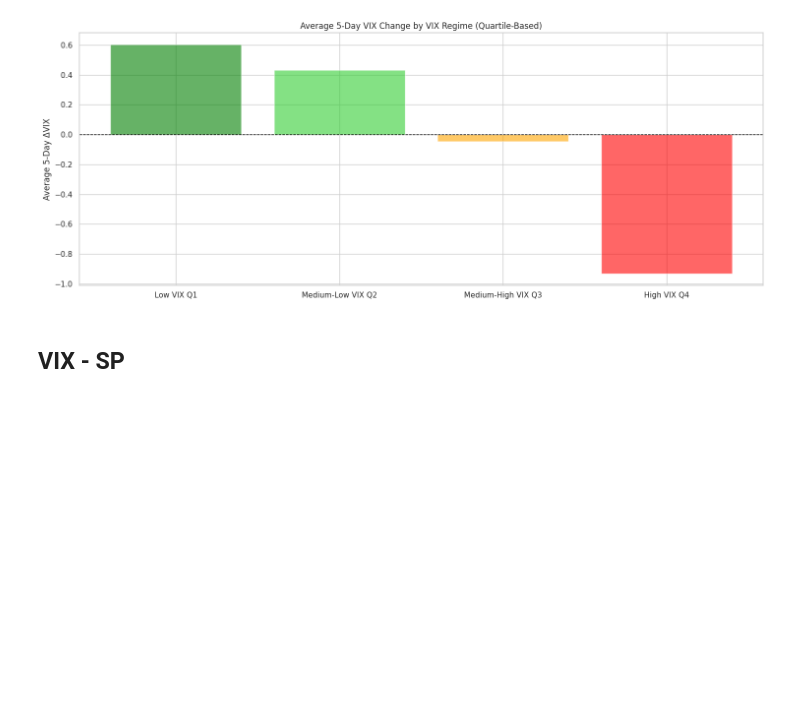
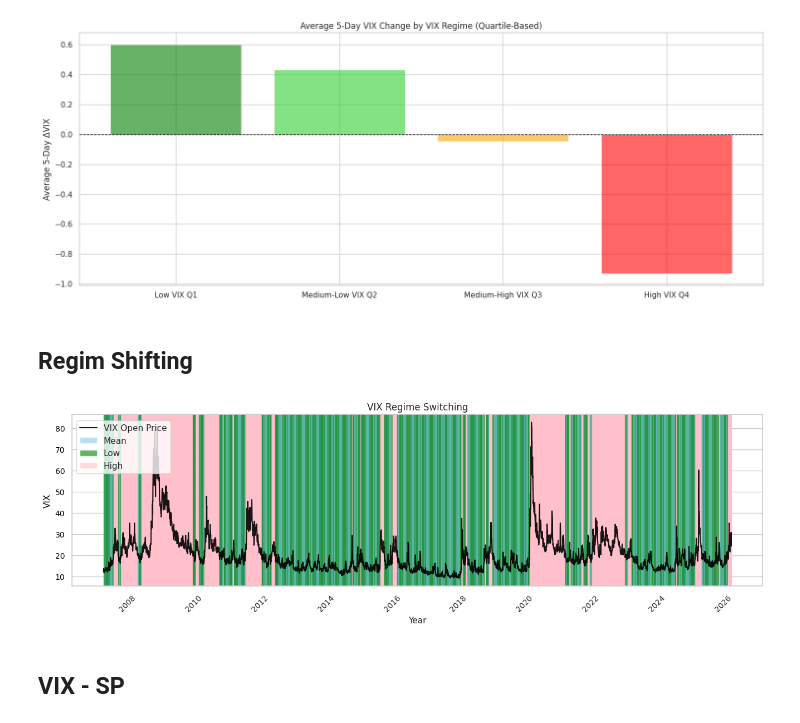
Before and after one commit to AFAcoding/Hierarchical-Regime-Aware-Stacked-Ensemble-for-Intra-day-VIX-Dynamics, a Jupyter notebook: EDA.ipynb, the cells around one changed output. Saved outputs shown, nothing was run; the diff lists cells and outputs as text; code cells hidden in the pictures; blank space fills up the shorter version.

```diff
--- a/EDA.ipynb
+++ b/EDA.ipynb
@@ -257,6 +230,74 @@ plt.tight_layout()
 plt.show()
 # %% [output]
 [figure]
+# %% [markdown]
+## Regim Shifting
+# %%
+scaler=StandardScaler()
+
+hmm = VariationalGaussianHMM(
+        n_components=3,
+        covariance_type="full",
+        n_iter=1400,
+        tol=1e-3,
+        random_state=42,
+        init_params="stmc",
+        params="stmc"
+    )
+
+hmm.fit(data_eda[['Open_VIX']])
+train_probs = hmm.predict_proba(data_eda[['Open_VIX']])
+regimes = np.argmax(train_probs, axis=1)
+# %%
+fig, ax1 = plt.subplots(figsize=(16,4))
+
+colors = {
+    0: "skyblue",
+    1: "green",
+    2: "pink"
+}
+
+labels = {
+    0: "Mean",
+    1: "Low",
+    2: "High"
+}
+
+# VIX
+ax1.plot(data_eda.index, data_eda["Open_VIX"], label="VIX Open Price", color="black", alpha=0.9)
+ax1.set_xlabel("Year")
+ax1.set_ylabel("VIX Price", color="black")
+ax1.tick_params(axis='y', colors='black')
+
+for i in range(len(regimes)-1):
+    ax1.axvspan(
+        data_eda.index[i],
+        data_eda.index[i+1],
+        color=colors[regimes[i]],
+        alpha=0.6
+    )
+
+from matplotlib.patches import Patch
+
+regime_patches = [
+    Patch(facecolor=colors[i], label=labels[i], alpha=0.6)
+    for i in colors
+]
+
+ax1.legend(
+    handles=[ax1.lines[0]] + regime_patches,
+    loc='upper left',
+    bbox_to_anchor=(0, 0.99)
+)
+
+ax1.set_ylabel("VIX", color="black")
+ax1.tick_params(axis='y', colors='black')
+
+plt.title("VIX Regime Switching")
+plt.xticks(rotation=45)
+plt.show()
+# %% [output]
+[figure, added]
 # %% [markdown]
 ## VIX - SP
 # %%
```
Also changed, not shown: parts of 7 cells of this notebook.
